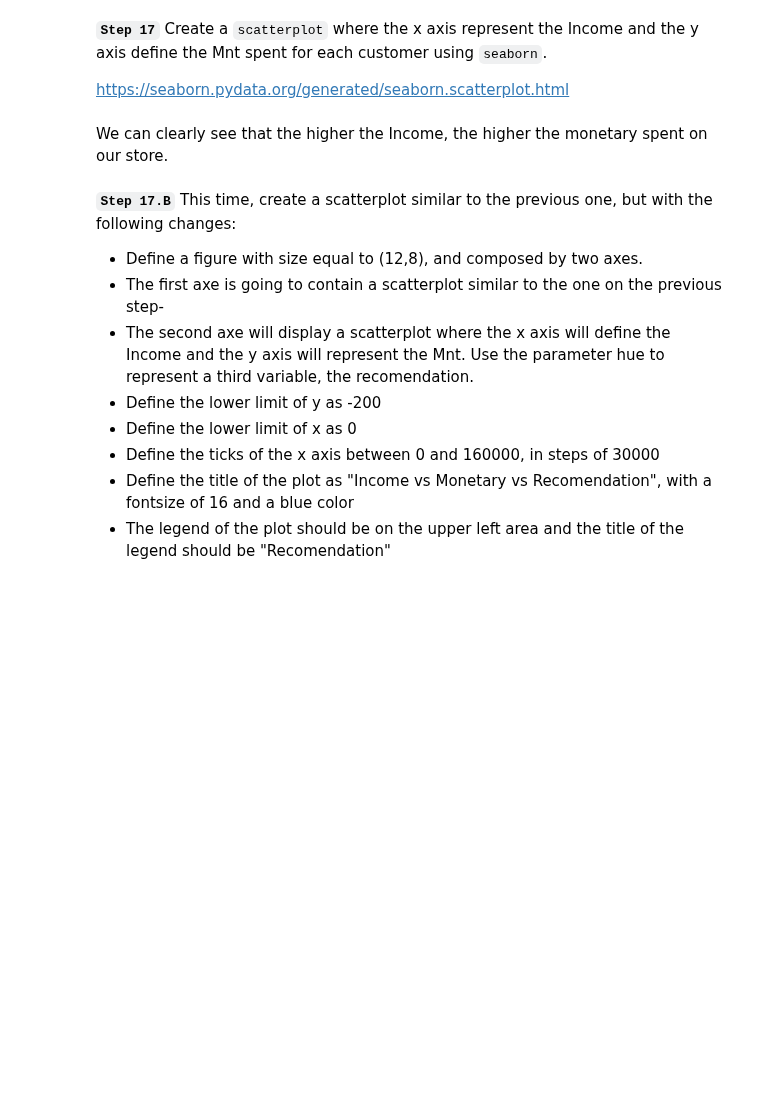
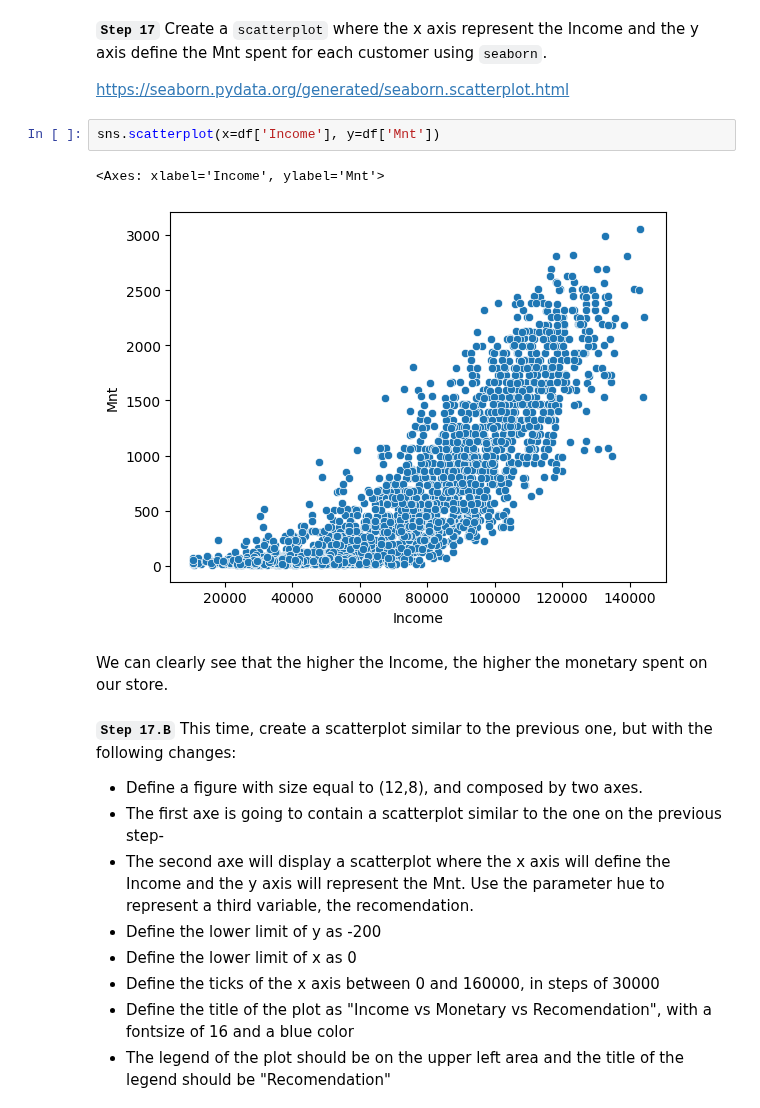
Before and after one commit to andreiacampos98/datascience_course, a Jupyter notebook: 8_machine_learning/aula2/LAB1 - Explore and Preprocess - ToFill.ipynb, the cells around one changed output. Drawn from its saved outputs; the diff is of its cells as text; blank space fills up the shorter version.

```diff
--- a/8_machine_learning/aula2/LAB1 - Explore and Preprocess - ToFill.ipynb
+++ b/8_machine_learning/aula2/LAB1 - Explore and Preprocess - ToFill.ipynb
@@ -355,6 +601,11 @@ https://seaborn.pydata.org/generated/seaborn.histplot.html
 __`Step 17`__ Create a `scatterplot` where the x axis represent the Income and the y axis define the Mnt spent for each customer using `seaborn`.
 
 https://seaborn.pydata.org/generated/seaborn.scatterplot.html
+# %%
+sns.scatterplot(x=df['Income'], y=df['Mnt'])
+# %% [output]
+<Axes: xlabel='Income', ylabel='Mnt'>
+[figure, added]
 # %% [markdown]
 We can clearly see that the higher the Income, the higher the monetary spent on our store.
 # %% [markdown]
```
Also changed, not shown: parts of 69 cells of this notebook, 1 other file.
